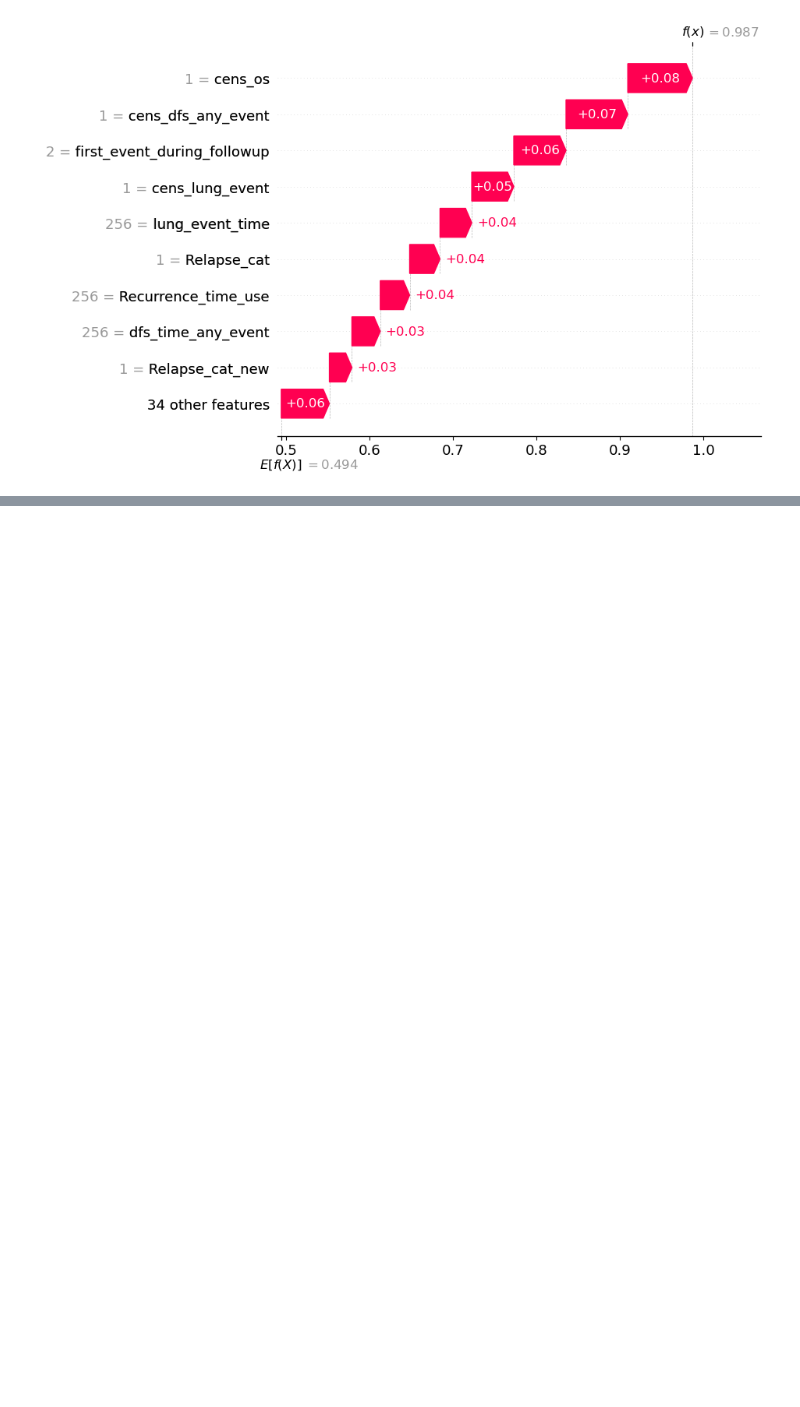
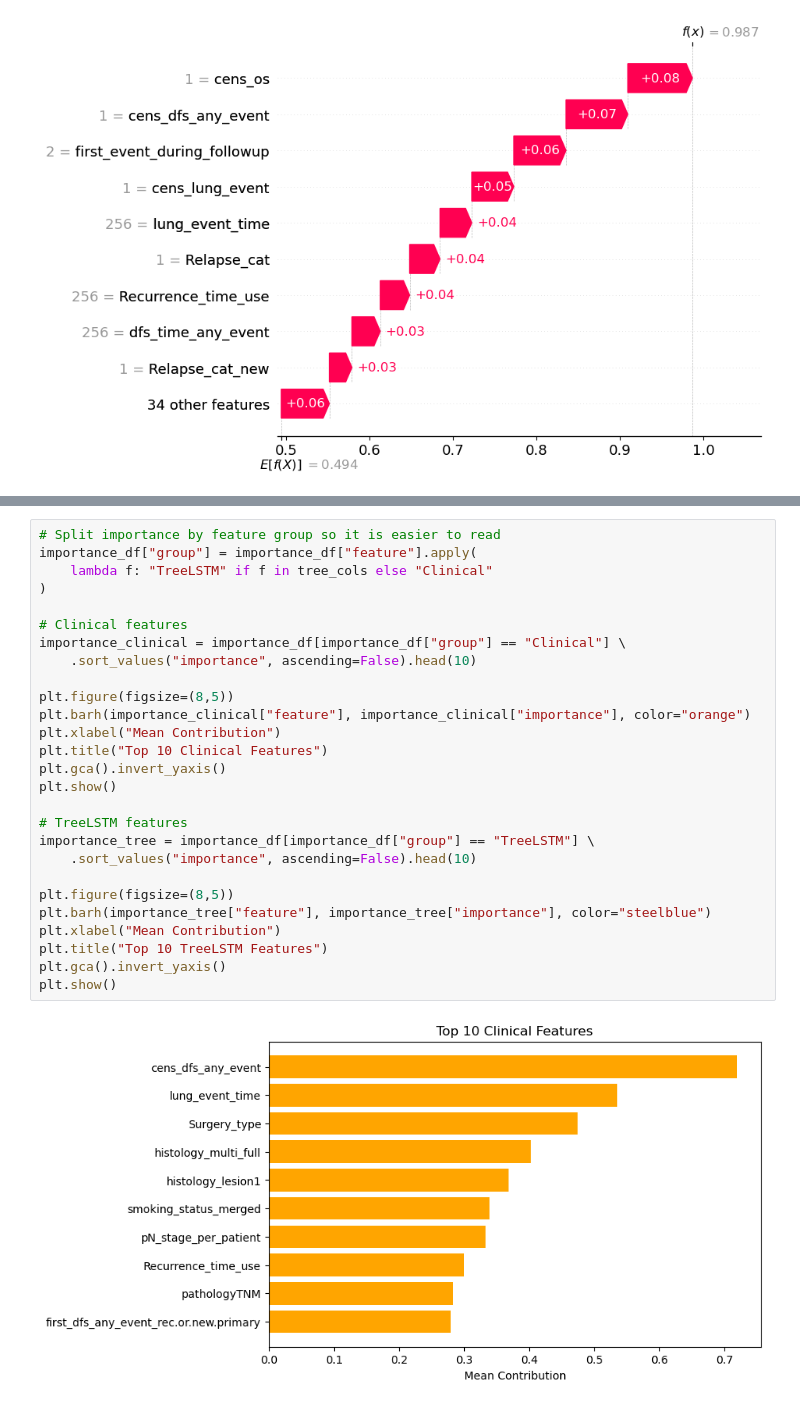
Before and after one commit to szinja/cell-translation, a Jupyter notebook: random_forest.ipynb, the cells around one changed output, grey strips where cells are left out. Saved outputs shown, nothing was run; the diff lists cells and outputs as text; blank space fills up the shorter version.

```diff
--- a/random_forest.ipynb
+++ b/random_forest.ipynb
@@ -370,0 +515,29 @@ Patient 2, true label = 1 (clinical features only)
+# %%
+# Split importance by feature group so it is easier to read
+importance_df["group"] = importance_df["feature"].apply(
+    lambda f: "TreeLSTM" if f in tree_cols else "Clinical"
+)
+
+# Clinical features
+importance_clinical = importance_df[importance_df["group"] == "Clinical"] \
+    .sort_values("importance", ascending=False).head(10)
+
+plt.figure(figsize=(8,5))
+plt.barh(importance_clinical["feature"], importance_clinical["importance"], color="orange")
+plt.xlabel("Mean Contribution")
+plt.title("Top 10 Clinical Features")
+plt.gca().invert_yaxis()
+plt.show()
+
+# TreeLSTM features
+importance_tree = importance_df[importance_df["group"] == "TreeLSTM"] \
+    .sort_values("importance", ascending=False).head(10)
+
+plt.figure(figsize=(8,5))
+plt.barh(importance_tree["feature"], importance_tree["importance"], color="steelblue")
+plt.xlabel("Mean Contribution")
+plt.title("Top 10 TreeLSTM Features")
+plt.gca().invert_yaxis()
+plt.show()
+# %% [output]
+[figure, added]
```
Also changed, not shown: parts of 9 cells of this notebook.
